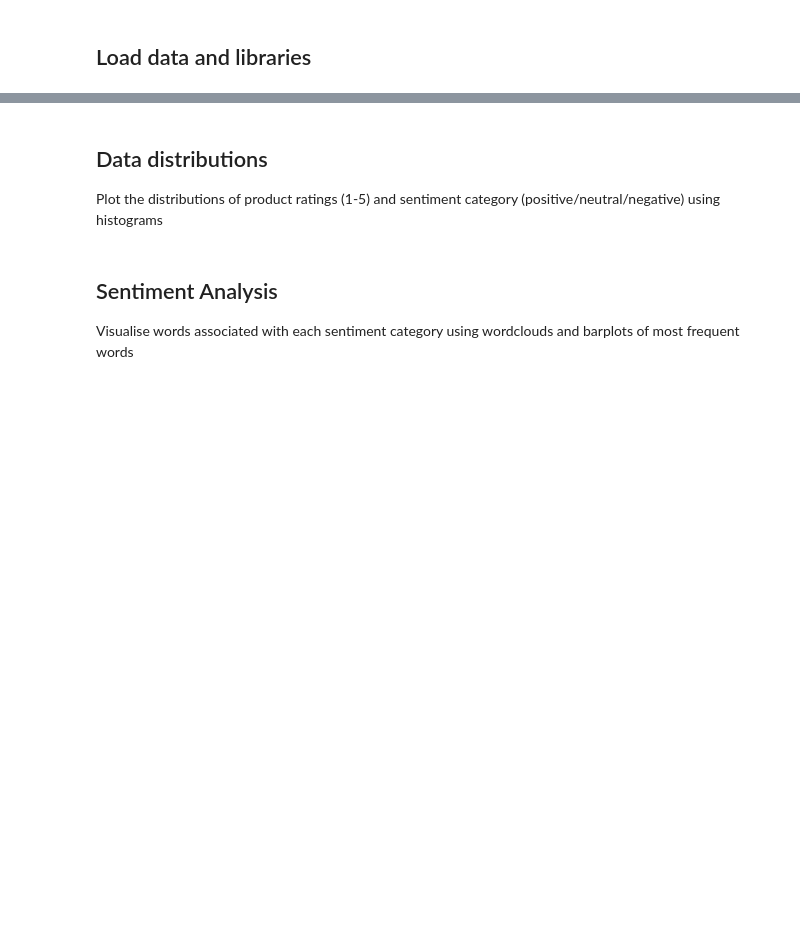
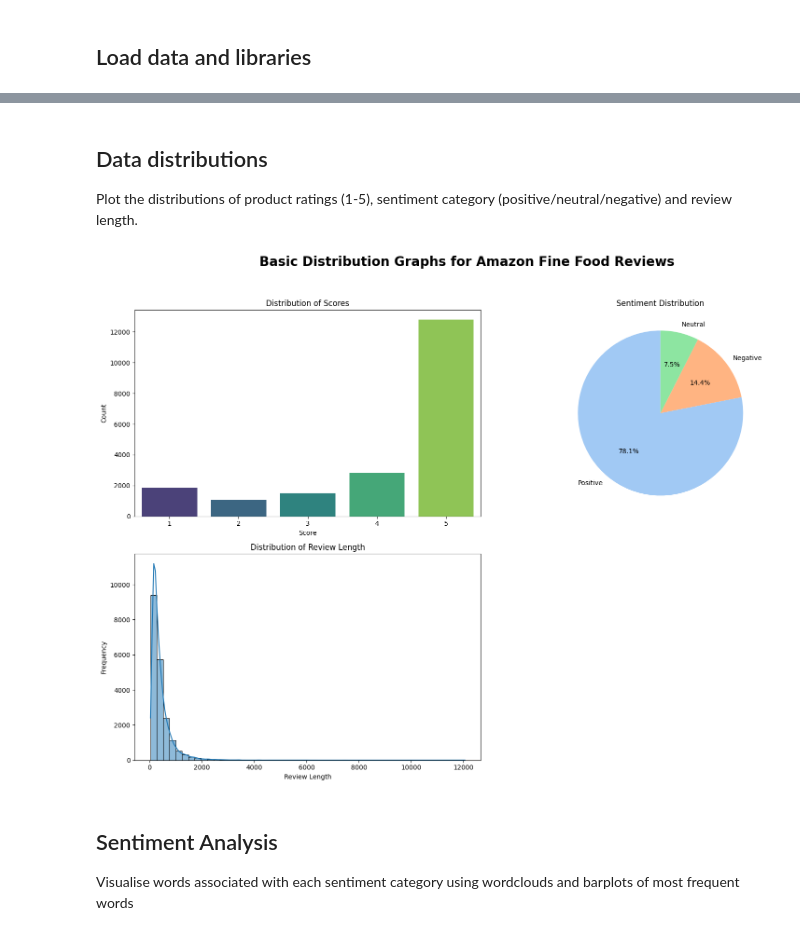
Before and after one commit to AmuKanda99/ci-hackathon-sentiment-analysis-of-product-reviews, a Jupyter notebook: jupyter_notebooks/2_amazon_product_review_EDA.ipynb, the cells around one changed output, grey strips where cells are left out. Saved outputs shown, nothing was run; the diff lists cells and outputs as text; code cells hidden in the pictures; blank space fills up the shorter version.

```diff
--- a/jupyter_notebooks/2_amazon_product_review_EDA.ipynb
+++ b/jupyter_notebooks/2_amazon_product_review_EDA.ipynb
@@ -22,3 +26,3 @@ import wordcloud as wc
 # %%
 #load dataset
-#df = pd.read_csv('../data/#####.csv')#change to name of cleaned dataset
+df = pd.read_csv('../data/Reviews_Sample_Cleaned.csv')
@@ -25,7 +38,39 @@ import wordcloud as wc
 # %% [markdown]
 ## Data distributions
 
-Plot the distributions of product ratings (1-5) and sentiment category (positive/neutral/negative) using histograms
+Plot the distributions of product ratings (1-5), sentiment category (positive/neutral/negative) and review length.
+# %%
+# Create one figure with a 2x2 grid of subplots
+fig, axes = plt.subplots(2, 2, figsize=(16, 12))
+fig.suptitle('Basic Distribution Graphs for Amazon Fine Food Reviews', fontsize=20, fontweight='bold')
+
+# 1. Distribution of Scores
+sns.countplot(ax=axes[0, 0], data=df, x='Score', palette='viridis')
+axes[0, 0].set_title('Distribution of Scores')
+axes[0, 0].set_xlabel('Score')
+axes[0, 0].set_ylabel('Count')
+
+# 2. Sentiment Distribution
+sentiment_counts = df['Sentiment'].value_counts()
+axes[0, 1].pie(sentiment_counts, labels=sentiment_counts.index, autopct='%1.1f%%', startangle=90, colors=sns.color_palette('pastel'))
+axes[0, 1].set_title('Sentiment Distribution')
+axes[0, 1].set_ylabel('')
+
+# 3. Distribution of Review Length
+df['Review Length'] = df['Text'].astype(str).str.len()
+sns.histplot(ax=axes[1, 0], data=df, x='Review Length', bins=50, kde=True)
+axes[1, 0].set_title('Distribution of Review Length')
+axes[1, 0].set_xlabel('Review Length')
+axes[1, 0].set_ylabel('Frequency')
+
+# Remove the empty subplot
+axes[1, 1].remove()
+
+# Adjust layout and display the plots
+plt.tight_layout(rect=[0, 0.03, 1, 0.95])
+plt.show()
+# %% [output]
+[figure, added]
 # %% [markdown]
 ## Sentiment Analysis
 
```
Also changed, not shown: parts of 6 cells of this notebook.
